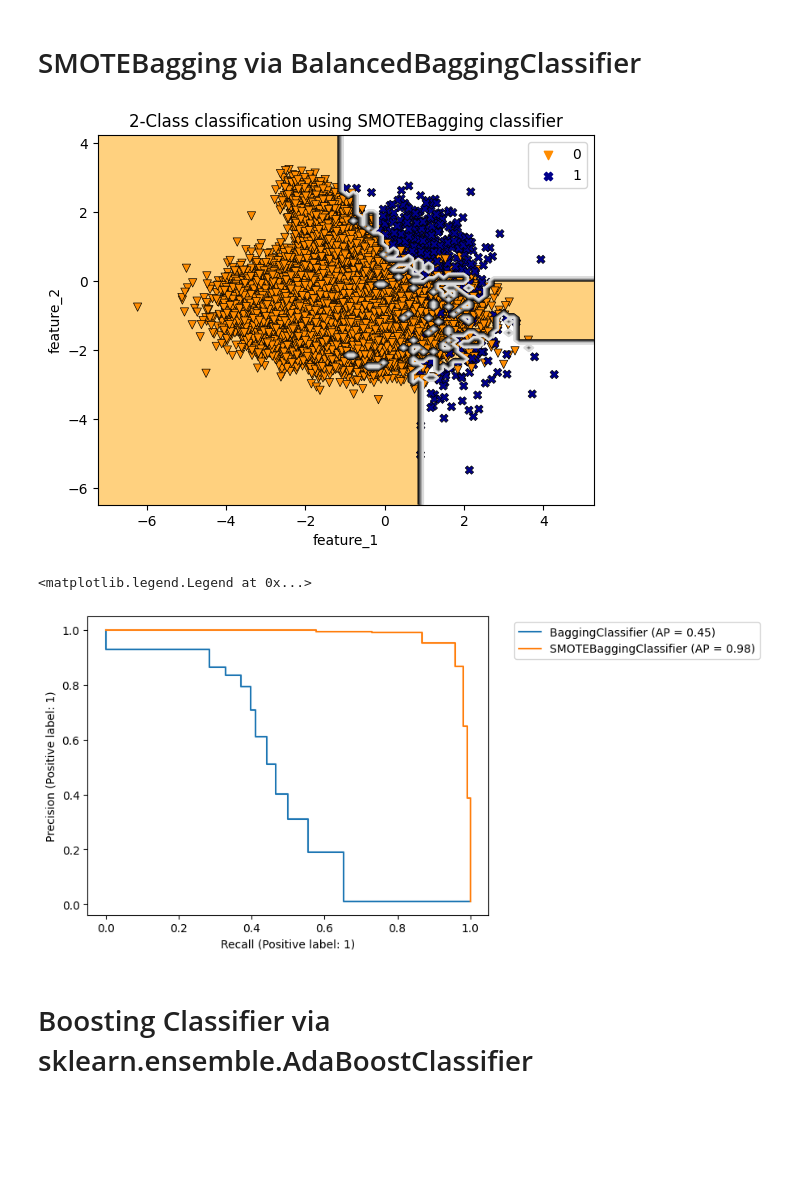
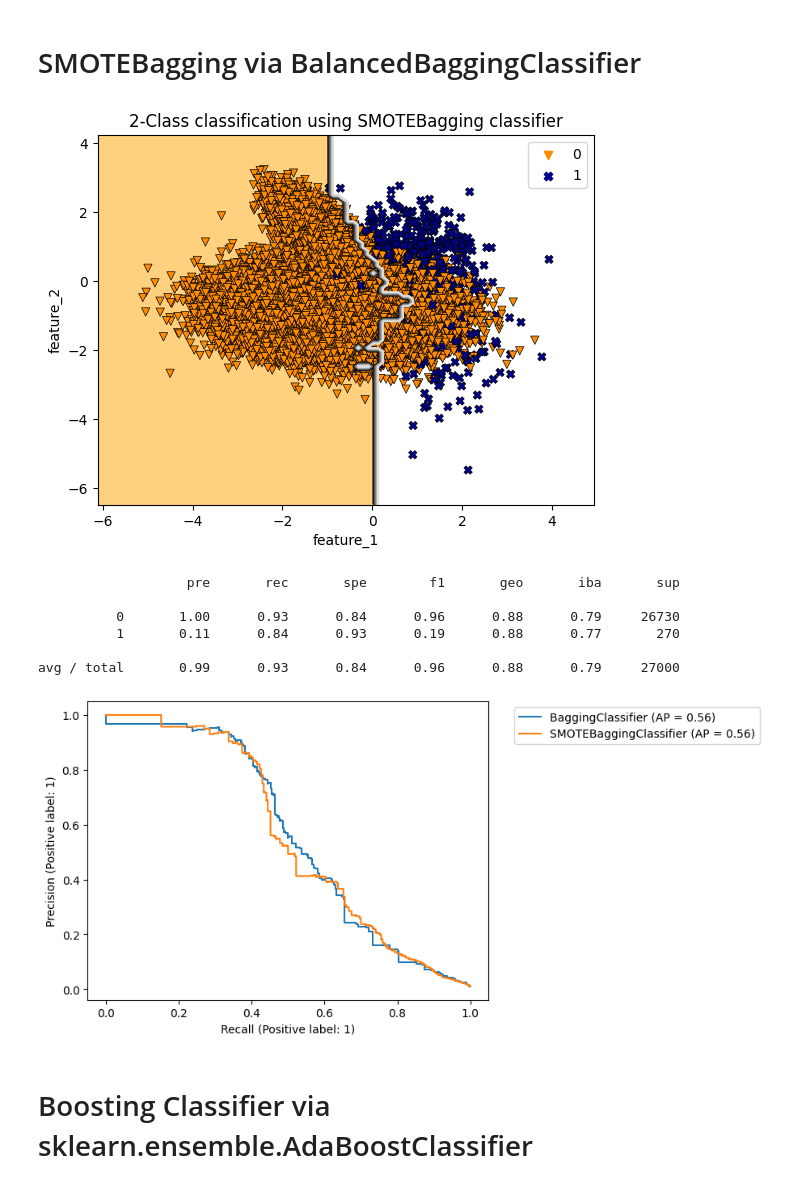
Before and after one commit to PacktPublishing/Machine-Learning-for-Imbalanced-Data, a Jupyter notebook: chapter04/Code_ensemble_methods_used_in_chapter_4_docx.ipynb, the cells around one changed output. Cells and saved outputs as stored; diff of their text form; code cells hidden in the pictures; blank space fills up the shorter version.

```diff
--- a/chapter04/Code_ensemble_methods_used_in_chapter_4_docx.ipynb
+++ b/chapter04/Code_ensemble_methods_used_in_chapter_4_docx.ipynb
@@ -104,11 +141,15 @@ from sklearn.ensemble import BaggingClassifier
 # %%
 from sklearn.ensemble import BaggingClassifier
 from sklearn.metrics import PrecisionRecallDisplay
+from sklearn.tree import DecisionTreeClassifier
 
-clf = BaggingClassifier(random_state=0).fit(X_train, y_train)
+clf = BaggingClassifier(estimator=DecisionTreeClassifier(max_depth=6), random_state=0).fit(X_train, y_train)
 
 plot_decision_boundary(X_train, y_train, clf, 'BaggingClassifier')
 plt.show()
 
 PrecisionRecallDisplay.from_estimator(clf, X_test, y_test, ax = plt.gca(),name = "BaggingClassifier")
+
+y_pred = clf.predict(X_test)
+print(classification_report_imbalanced(y_test, y_pred))
 # %% [output]
@@ -156,19 +227,30 @@ plt.legend(bbox_to_anchor=(1.05, 1.0), loc='upper left')
 # %%
 import imblearn
 from imblearn.ensemble import BalancedBaggingClassifier
 
-smotebagging_clf = BalancedBaggingClassifier(random_state=0, sampler=imblearn.over_sampling.SMOTE()).fit(X_train, y_train)
+smotebagging_clf = BalancedBaggingClassifier(estimator=DecisionTreeClassifier(max_depth=6),
+                                             random_state=0,
+                                             sampler=imblearn.over_sampling.SMOTE()).fit(X_train, y_train)
 
 plot_decision_boundary(X_train, y_train, smotebagging_clf, 'SMOTEBagging')
 plt.show()
 
 PrecisionRecallDisplay.from_estimator(clf, X_test, y_test, ax = plt.gca(),name = "BaggingClassifier")
 PrecisionRecallDisplay.from_estimator(smotebagging_clf, X_test, y_test, ax = plt.gca(),name = "SMOTEBaggingClassifier")
 plt.legend(bbox_to_anchor=(1.05, 1.0), loc='upper left')
+
+
+y_pred = smotebagging_clf.predict(X_test)
+print(classification_report_imbalanced(y_test, y_pred))
 # %% [output]
-[figure, old version]
+[figure, new version]
-<matplotlib.legend.Legend at 0x...>
+                   pre       rec       spe        f1       geo       iba       sup
+
+          0       1.00      0.93      0.84      0.96      0.88      0.79     26730
+          1       0.11      0.84      0.93      0.19      0.88      0.77       270
+
+avg / total       0.99      0.93      0.84      0.96      0.88      0.79     27000
-[figure, old version]
+[figure, new version]
 # %% [markdown]
 # Boosting Classifier via sklearn.ensemble.AdaBoostClassifier
 # %%
```
Also changed, not shown: parts of 21 cells of this notebook.
